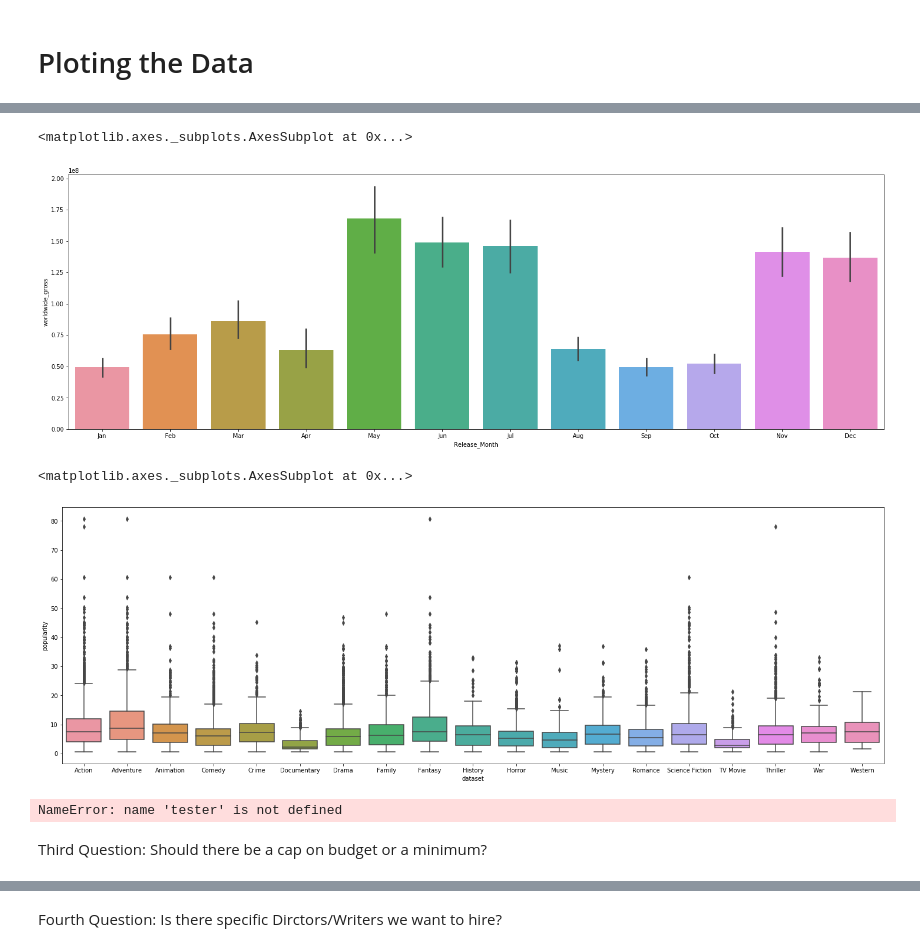
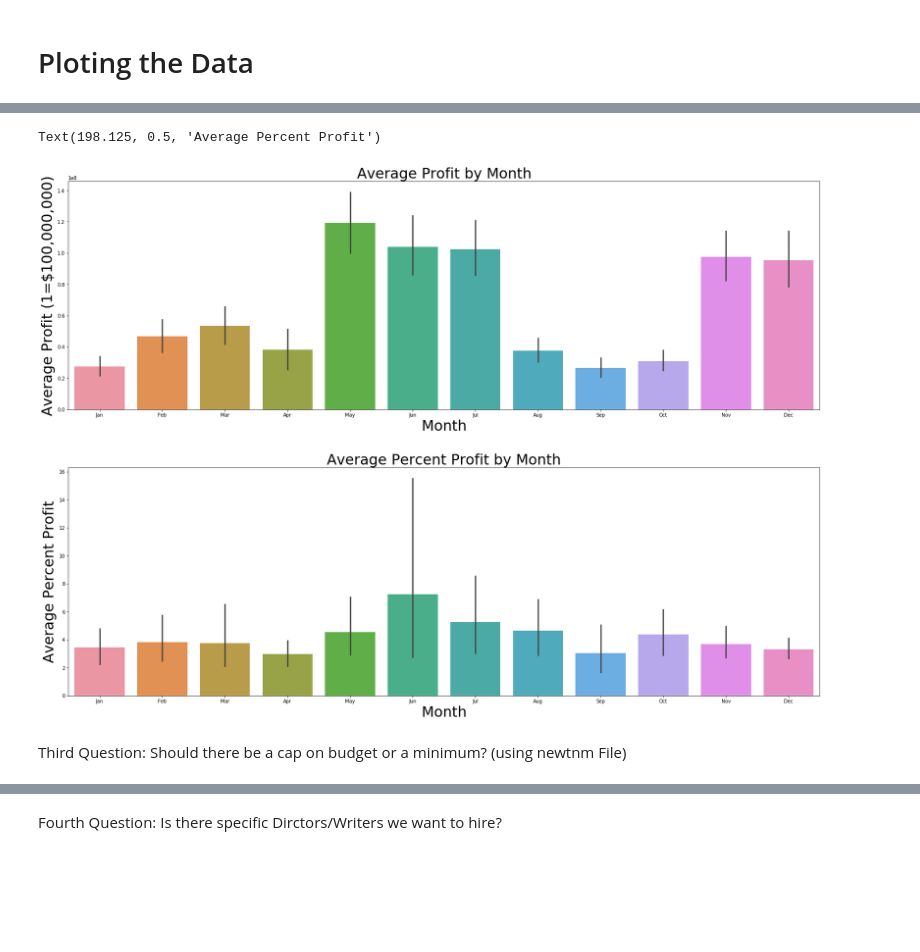
Before and after one commit to stevenkyle2013/Movie-Project, a Jupyter notebook: Data Cleaning.ipynb, the cells around one changed output, grey strips where cells are left out. Drawn from its saved outputs; the diff is of its cells as text; code cells hidden in the pictures; blank space fills up the shorter version.

```diff
--- a/Data Cleaning.ipynb
+++ b/Data Cleaning.ipynb
@@ -219,26 +231,21 @@ Second Question: Is there a time of year movies make more money?
-# %%
-fig2, ax2 = plt.subplots(figsize = (25,8))
-sns.barplot(x='Release_Month', y='worldwide_gross',data=newtnmForDateComp, ax=ax2,
-           order=['Jan','Feb','Mar','Apr','May','Jun','Jul','Aug','Sep','Oct','Nov','Dec'])
-# %% [output]
-<matplotlib.axes._subplots.AxesSubplot at 0x...>
-[figure, removed]
-# %%
-ListOfGenres = list(newGenreKey.values())
-GenrePopTables = {}
-for genre in ListOfGenres:
-    GenrePopTables[genre] = newtmdb[newtmdb[genre]==1]
-
-concatenated = pd.concat([GenrePopTables[genre].assign(dataset = genre) for genre in ListOfGenres])
-
-fig10, ax10 = plt.subplots(figsize = (25,8))
-sns.boxplot(x='dataset',y='popularity',data=concatenated, ax = ax10)
-# %% [output]
-<matplotlib.axes._subplots.AxesSubplot at 0x...>
-[figure, removed]
-# %%
-[table.assign(dataset = table  ) for table in tester]
-# %% [output]
-NameError: name 'tester' is not defined
+# %%
+fig2, (ax3,ax4) = plt.subplots(2,1,figsize = (25,18))
+fig2.tight_layout(pad = 10.0)
+
+ax3.set_title('Average Profit by Month', fontsize = 30)
+ax4.set_title('Average Percent Profit by Month',fontsize = 30)
+
+sns.barplot(x='Release_Month', y='Profit',data=newtnmForDateComp, ax=ax3,
+           order=['Jan','Feb','Mar','Apr','May','Jun','Jul','Aug','Sep','Oct','Nov','Dec'])
+sns.barplot(x='Release_Month', y='Percent_Profit',data=newtnmForDateComp, ax=ax4,
+           order=['Jan','Feb','Mar','Apr','May','Jun','Jul','Aug','Sep','Oct','Nov','Dec'])
+
+ax3.set_xlabel('Month',fontsize=30)
+ax3.set_ylabel('Average Profit (1=$100,000,000)',fontsize=30)
+ax4.set_xlabel('Month',fontsize=30)
+ax4.set_ylabel('Average Percent Profit',fontsize=30)
+# %% [output]
+Text(198.125, 0.5, 'Average Percent Profit')
+[figure, added]
 # %% [markdown]
-Third Question: Should there be a cap on budget or a minimum?
+Third Question: Should there be a cap on budget or a minimum? (using newtnm File)
```
Also changed, not shown: parts of 16 cells of this notebook.
